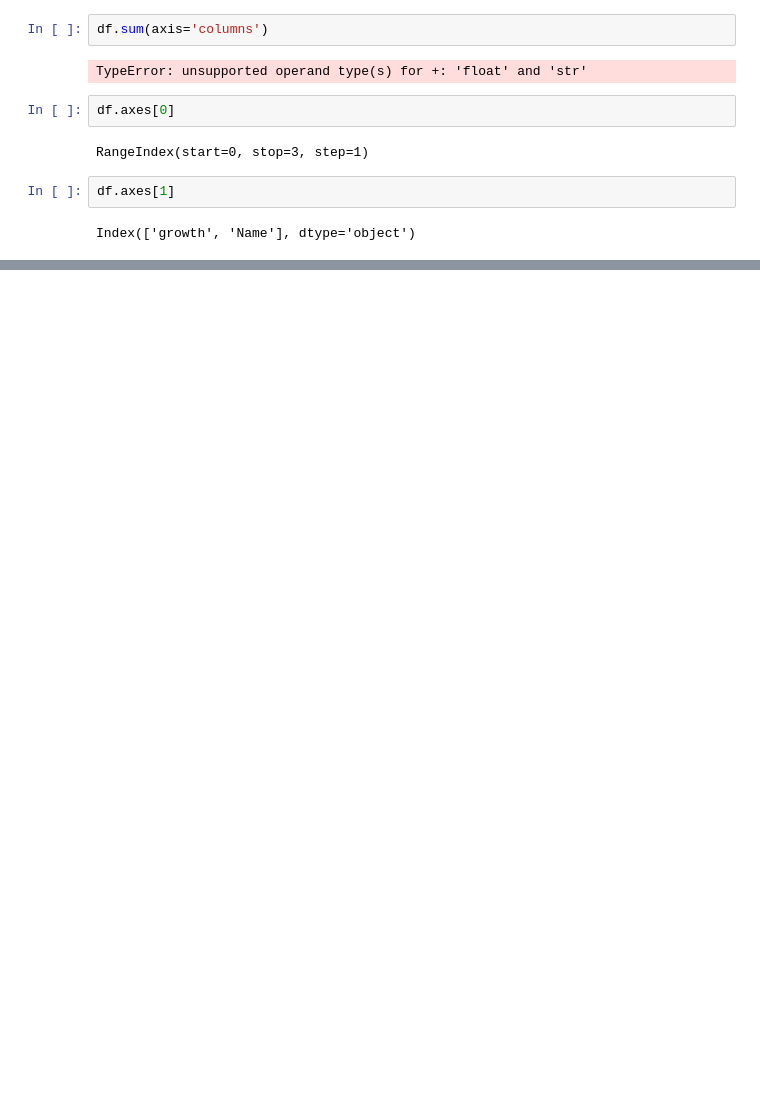
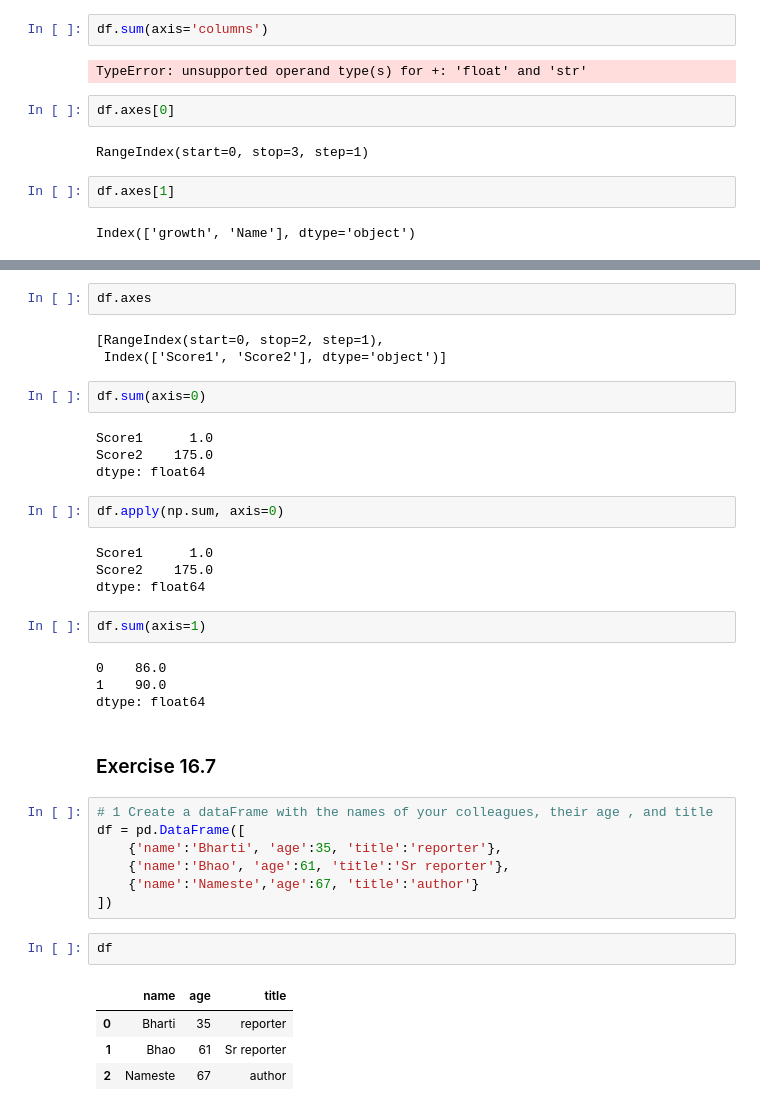
Before and after one commit to arunadas/effective-pandas, a Jupyter notebook: dataframe/generic.ipynb, the cells around one changed output, grey strips where cells are left out. Saved outputs shown, nothing was run; the diff lists cells and outputs as text; blank space fills up the shorter version.

Commit message:
dataframe

```diff
--- a/dataframe/generic.ipynb
+++ b/dataframe/generic.ipynb
@@ -153,0 +163,39 @@ Index(['growth', 'Name'], dtype='object')
+# %%
+df.axes
+# %% [output]
+[RangeIndex(start=0, stop=2, step=1),
+ Index(['Score1', 'Score2'], dtype='object')]
+# %%
+df.sum(axis=0)
+# %% [output]
+Score1      1.0
+Score2    175.0
+dtype: float64
+# %%
+df.apply(np.sum, axis=0)
+# %% [output]
+Score1      1.0
+Score2    175.0
+dtype: float64
+# %%
+df.sum(axis=1)
+# %% [output]
+0    86.0
+1    90.0
+dtype: float64
+# %% [markdown]
+### Exercise 16.7
+# %%
+# 1 Create a dataFrame with the names of your colleagues, their age , and title
+df = pd.DataFrame([
+    {'name':'Bharti', 'age':35, 'title':'reporter'},
+    {'name':'Bhao', 'age':61, 'title':'Sr reporter'},
+    {'name':'Nameste','age':67, 'title':'author'}
+])
+# %%
+df
+# %% [output]
+|  | name | age | title |
+| 0 | Bharti | 35 | reporter |
+| 1 | Bhao | 61 | Sr reporter |
+| 2 | Nameste | 67 | author |
```
Also changed, not shown: parts of 5 cells of this notebook.
